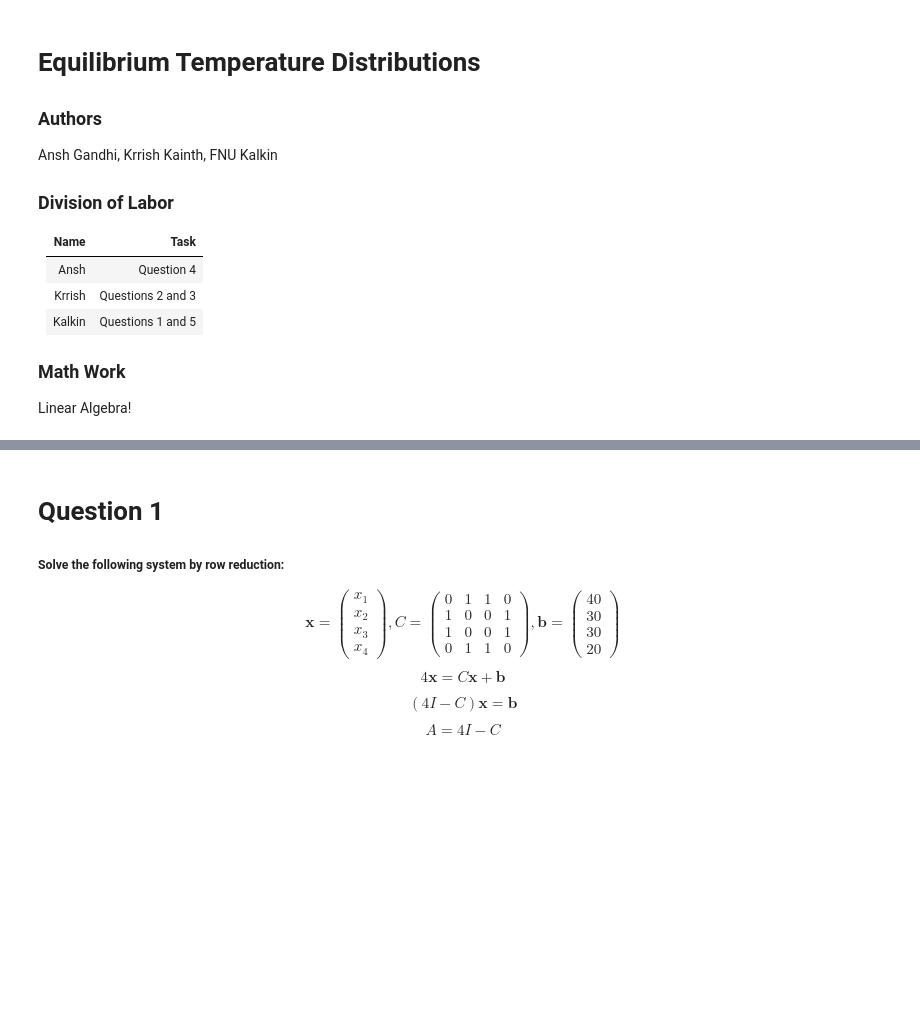
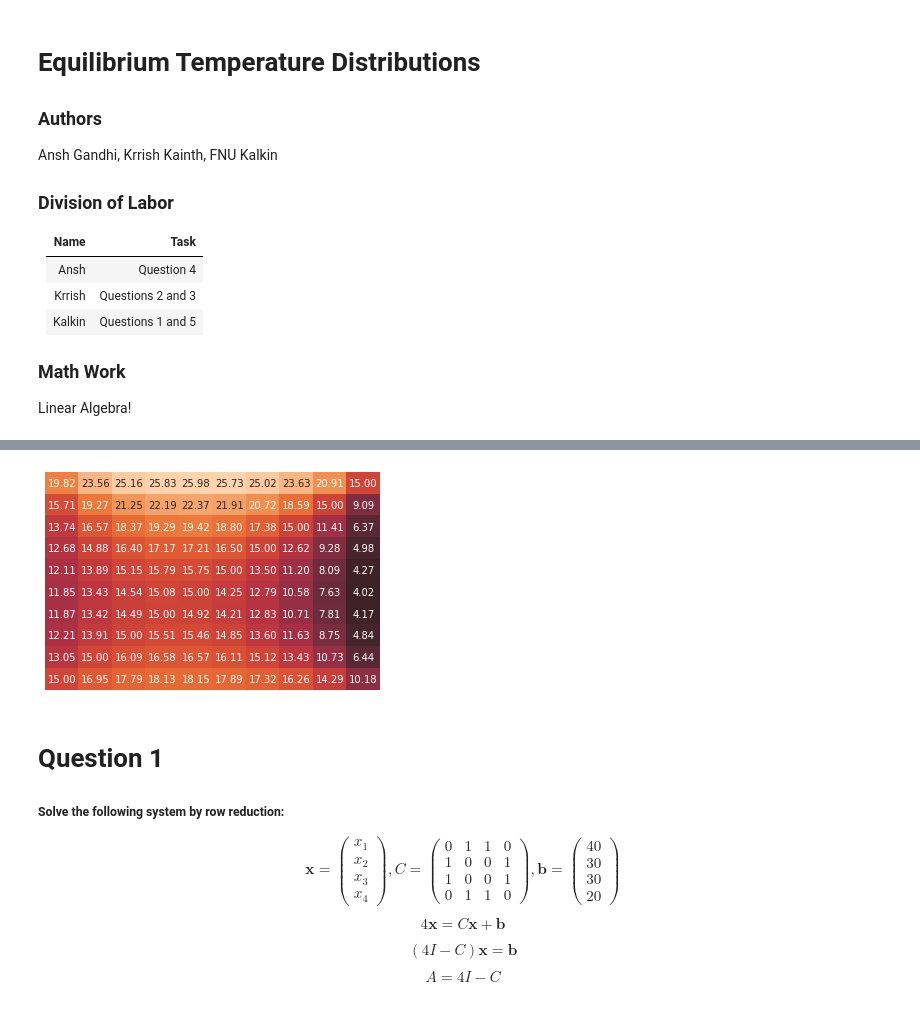
Before and after one commit to anshgandhi4/equilibrium_temperature_project, a Jupyter notebook: main.ipynb, the cells around one changed output, grey strips where cells are left out. Drawn from its saved outputs; the diff is of its cells as text; code cells hidden in the pictures; blank space fills up the shorter version.

```diff
--- a/main.ipynb
+++ b/main.ipynb
@@ -59,3 +61,8 @@ print(solveTempEq(2, 10, 30, 0, 20))
+# %%
+x = solveTempEq(10, 10, 30, 0, 20)
+plotTemp(10, x)
+# %% [output]
+[figure, added]
 # %% [markdown]
 # Question 1
 
```
Also changed, not shown: parts of 10 cells of this notebook.
